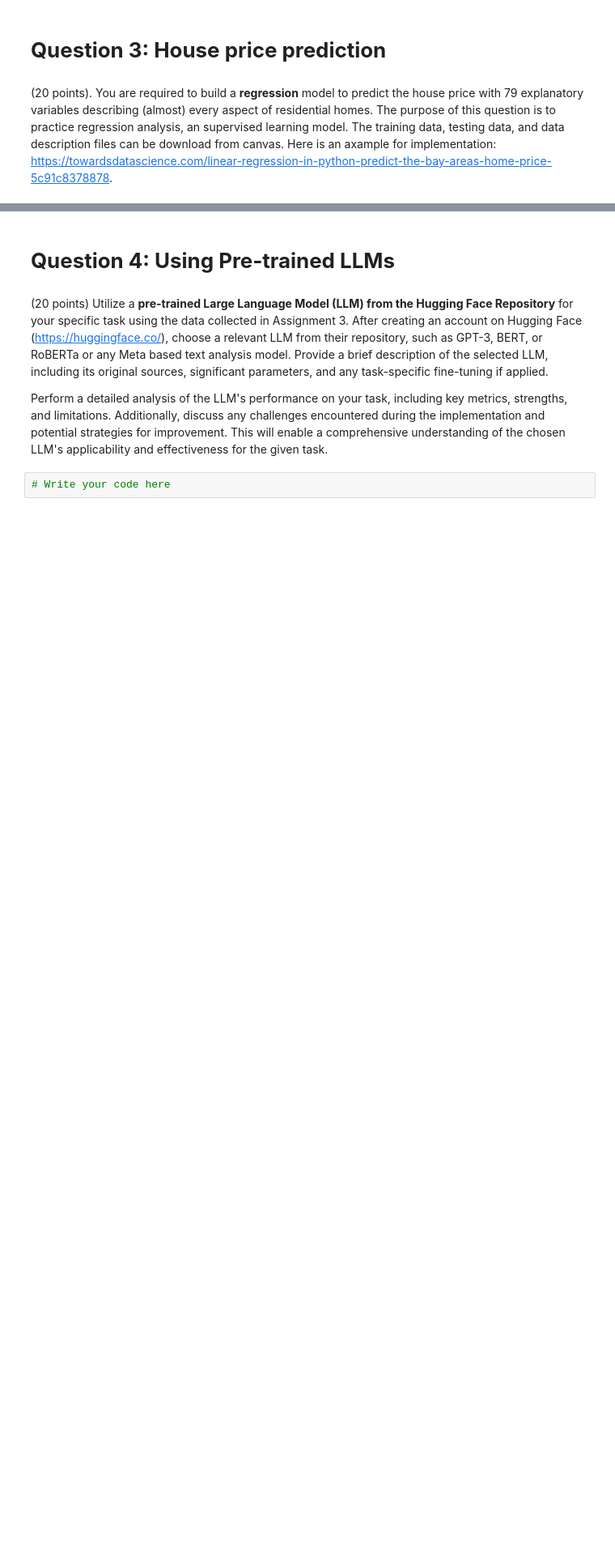
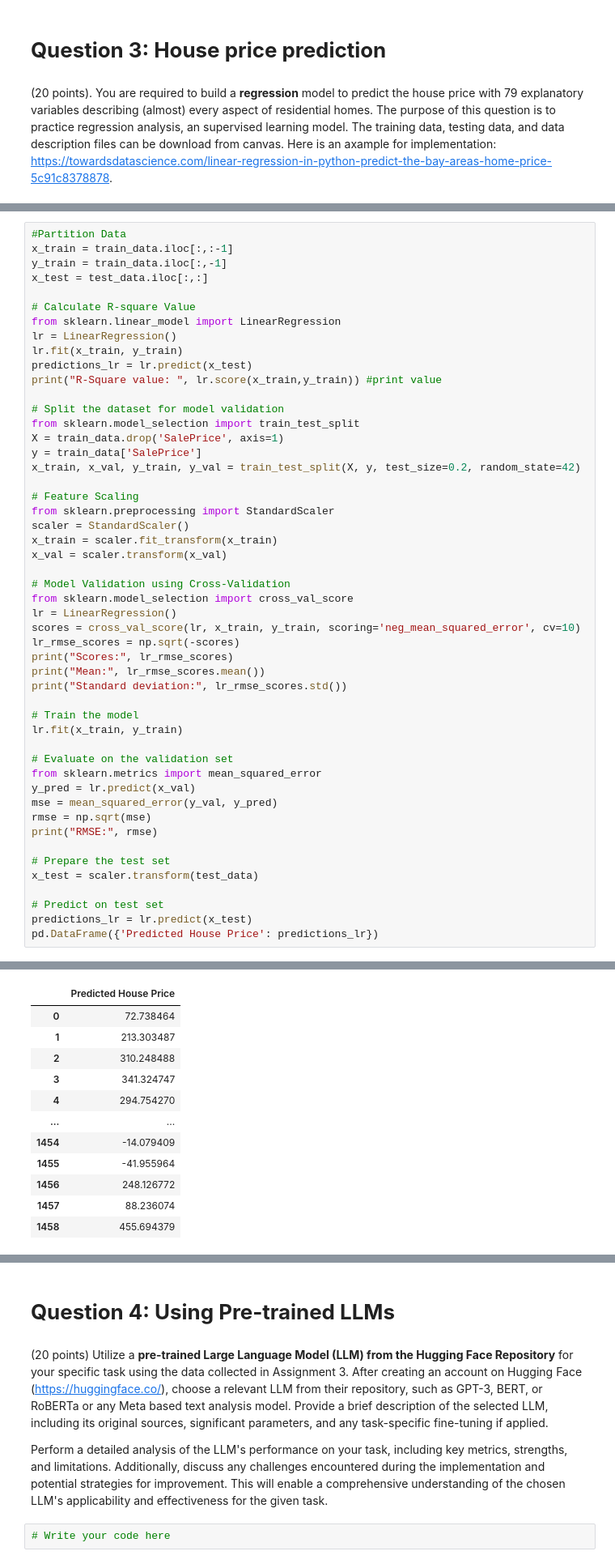
Before and after one commit to chesterhuynguyen/huynguyen_INFO5731_Fall2023, a Jupyter notebook: Huy_Nguyen_Assignment_4.ipynb, the cells around one changed output, grey strips where cells are left out. Shown at 81% size. Cells and saved outputs as stored; diff of their text form; blank space fills up the shorter version.

```diff
--- a/Huy_Nguyen_Assignment_4.ipynb
+++ b/Huy_Nguyen_Assignment_4.ipynb
@@ -36,0 +338,51 @@ In this assignment, you are required to conduct topic modeling, sentiment analys
+# %%
+#Partition Data
+x_train = train_data.iloc[:,:-1]
+y_train = train_data.iloc[:,-1]
+x_test = test_data.iloc[:,:]
+
+# Calculate R-square Value
+from sklearn.linear_model import LinearRegression
+lr = LinearRegression()
+lr.fit(x_train, y_train)
+predictions_lr = lr.predict(x_test)
+print("R-Square value: ", lr.score(x_train,y_train)) #print value
+
+# Split the dataset for model validation
+from sklearn.model_selection import train_test_split
+X = train_data.drop('SalePrice', axis=1)
+y = train_data['SalePrice']
+x_train, x_val, y_train, y_val = train_test_split(X, y, test_size=0.2, random_state=42)
+
+# Feature Scaling
+from sklearn.preprocessing import StandardScaler
+scaler = StandardScaler()
+x_train = scaler.fit_transform(x_train)
+x_val = scaler.transform(x_val)
+
+# Model Validation using Cross-Validation
+from sklearn.model_selection import cross_val_score
+lr = LinearRegression()
+scores = cross_val_score(lr, x_train, y_train, scoring='neg_mean_squared_error', cv=10)
+lr_rmse_scores = np.sqrt(-scores)
+print("Scores:", lr_rmse_scores)
+print("Mean:", lr_rmse_scores.mean())
+print("Standard deviation:", lr_rmse_scores.std())
+
+# Train the model
+lr.fit(x_train, y_train)
+
+# Evaluate on the validation set
+from sklearn.metrics import mean_squared_error
+y_pred = lr.predict(x_val)
+mse = mean_squared_error(y_val, y_pred)
+rmse = np.sqrt(mse)
+print("RMSE:", rmse)
+
+# Prepare the test set
+x_test = scaler.transform(test_data)
+
+# Predict on test set
+predictions_lr = lr.predict(x_test)
+pd.DataFrame({'Predicted House Price': predictions_lr})
+# %% [output]
@@ -36,0 +395,12 @@ In this assignment, you are required to conduct topic modeling, sentiment analys
+|  | Predicted House Price |
+| 0 | 72.738464 |
+| 1 | 213.303487 |
+| 2 | 310.248488 |
+| 3 | 341.324747 |
+| 4 | 294.754270 |
+| ... | ... |
+| 1454 | -14.079409 |
+| 1455 | -41.955964 |
+| 1456 | 248.126772 |
+| 1457 | 88.236074 |
+| 1458 | 455.694379 |
```
Also changed, not shown: parts of 17 cells of this notebook.
